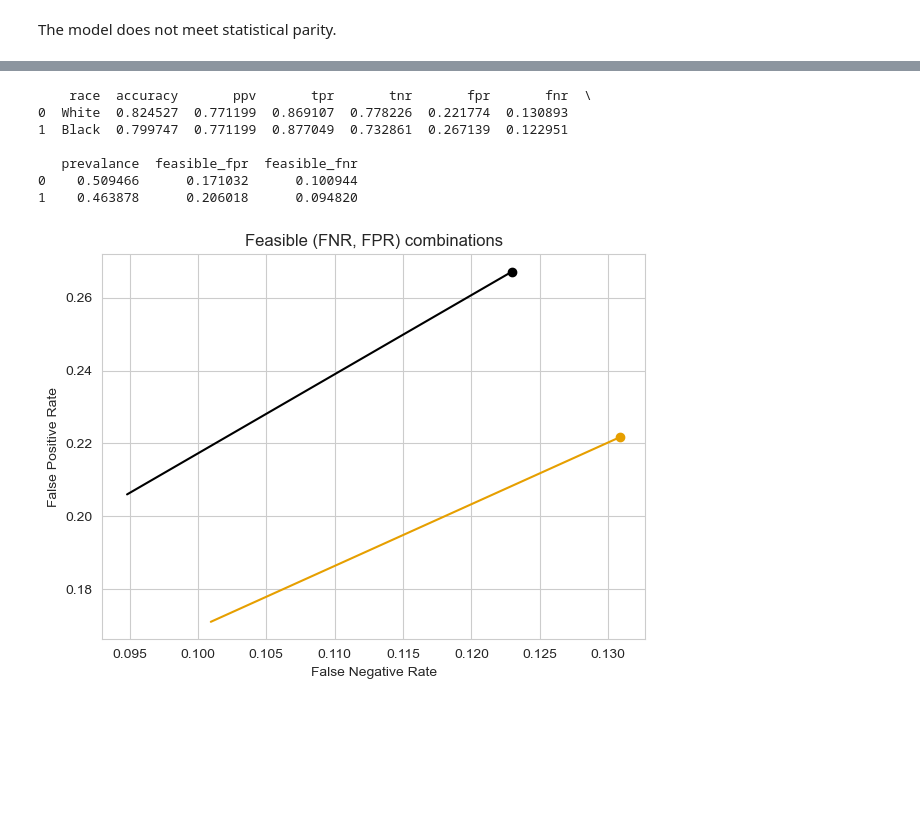
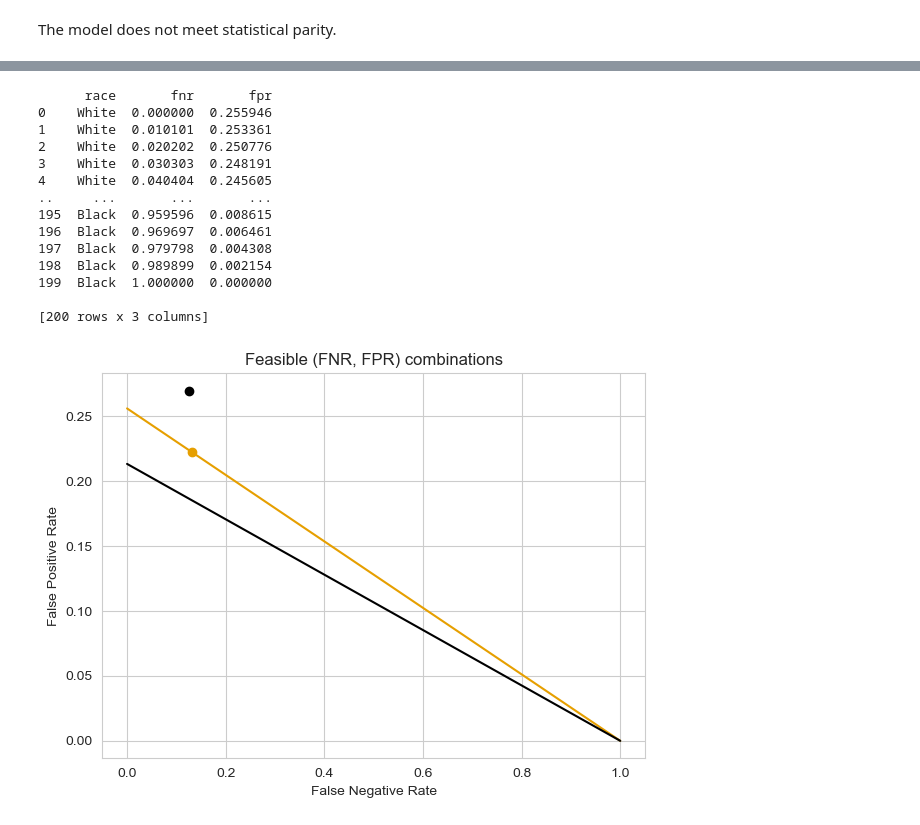
Before and after one commit to EpicET/EpicET.github.io, a Jupyter notebook: posts/blog3/index.ipynb, the cells around one changed output, grey strips where cells are left out. Cells and saved outputs as stored; diff of their text form; code cells hidden in the pictures; blank space fills up the shorter version.

```diff
--- a/posts/blog3/index.ipynb
+++ b/posts/blog3/index.ipynb
@@ -364,0 +361,7 @@ print(audit)
+# %%
+audit['race'] = audit['race'].replace({1: "White", 2: "Black", 3: "N. American", 4:"N. Alaskan",
+                      5:"SPAA",
+                      6:'Asian', 7: 'NPI', 8:'Other', 9: 'Multi'})
+
+audit['race'] = pd.Categorical(audit['race'])
+audit
@@ -365,3 +380,4 @@ print(audit)
 # %%
-audit["prevalance"] = (1 + (audit["tpr"] / audit["fpr"]) * ((1 - audit["ppv"])/(audit["ppv"]))) ** -1
-audit["prevalance"] = audit["prevalance"].fillna(0)
+audit["p"] = (1 + (audit["tpr"] / audit["fpr"]) * ((1 - audit["ppv"])/(audit["ppv"]))) ** -1
+audit["p"] = audit["p"].fillna(0)
+audit
@@ -368,6 +393,0 @@ audit["prevalance"] = audit["prevalance"].fillna(0)
-# %%
-audit['race'] = audit['race'].replace({1: "White", 2: "Black", 3: "Native American", 4:"Native Alaskan",
-                      5:"SPAA",
-                      6:'Asian', 7: 'NPI', 8:'Other', 9: 'Multi'})
-
-audit['race'] = pd.Categorical(audit['race'])
@@ -394,42 +396,71 @@ audit['race'] = pd.Categorical(audit['race'])
 # %%
 import seaborn as sns
 
+# Filter to only include Black and White groups
 filtered = audit[audit["race"].isin(["Black", "White"])]
+# print(filtered)
 
 orange_color = "#E69F00"
 black_color = "#000000"
 
-desired_ppv = filtered["ppv"].mean()
+# A cleaner table
+feasible = filtered[["race", "fpr", "fnr", "p"]].copy()
 
-feasible = filtered.copy()
-feasible["ppv"] = desired_ppv
+lines = []
+p_values = []
 
-feasible["feasible_fpr"] = feasible["fpr"] * (desired_ppv)
-feasible["feasible_fnr"] = feasible["fnr"] * (desired_ppv)
-# print(feasible)
+# Make fixed ppv based on the white ppv
+fixed_ppv = filtered.loc[filtered["race"] == "White", "ppv"].values[0]
+fnr_range = np.linspace(0, 1, 100)
+
+
+for i, row in feasible.iterrows():
+    race = row["race"]
+    p = row["p"]  # Prevalence is fixed per group
+
+    # Compute feasible FPR for different FNR values
+    fprs = (p / (1 - p)) * ((1 - fixed_ppv) / fixed_ppv) * (1 - fnr_range)
+
+    for fnr_val, fpr_val in zip(fnr_range, fprs):
+        lines.append({"race": race, "fnr": fnr_val, "fpr": fpr_val})
+
+# Convert list to DataFrame
+lines_df = pd.DataFrame(lines)
 
 plt.figure(figsize=(7, 5))
 sns.set_style("whitegrid")
 
+# Plot observed (fnr, fpr)
 for i, row in feasible.iterrows():
     color = orange_color if row["race"] == "White" else black_color
-
     plt.scatter(row["fnr"], row["fpr"], color=color)
 
-    plt.plot([row["fnr"], row["feasible_fnr"]], [row["fpr"], row["feasible_fpr"]],
-             color=color)
+# Plot feasible (fnr, fpr) line
+for race, color in zip(["White", "Black"]):
+    color = orange_color if race == "White" else black_color
+    subset = lines_df[lines_df["race"] == race]
+    plt.plot(subset["fnr"], subset["fpr"], color=color)
+
+
 
 
 plt.xlabel("False Negative Rate")
 plt.ylabel("False Positive Rate")
 plt.title("Feasible (FNR, FPR) combinations")
 plt.show()
 # %% [output]
-    race  accuracy       ppv       tpr       tnr       fpr       fnr  \
-0  White  0.824527  0.771199  0.869107  0.778226  0.221774  0.130893
-1  Black  0.799747  0.771199  0.877049  0.732861  0.267139  0.122951
+      race       fnr       fpr
+0    White  0.000000  0.255946
+1    White  0.010101  0.253361
+2    White  0.020202  0.250776
+3    White  0.030303  0.248191
+4    White  0.040404  0.245605
+..     ...       ...       ...
+195  Black  0.959596  0.008615
+196  Black  0.969697  0.006461
+197  Black  0.979798  0.004308
+198  Black  0.989899  0.002154
+199  Black  1.000000  0.000000
 
-   prevalance  feasible_fpr  feasible_fnr
-0    0.509466      0.171032      0.100944
-1    0.463878      0.206018      0.094820
+[200 rows x 3 columns]
-[figure, old version]
+[figure, new version]
```
Also changed, not shown: parts of 31 cells of this notebook.
